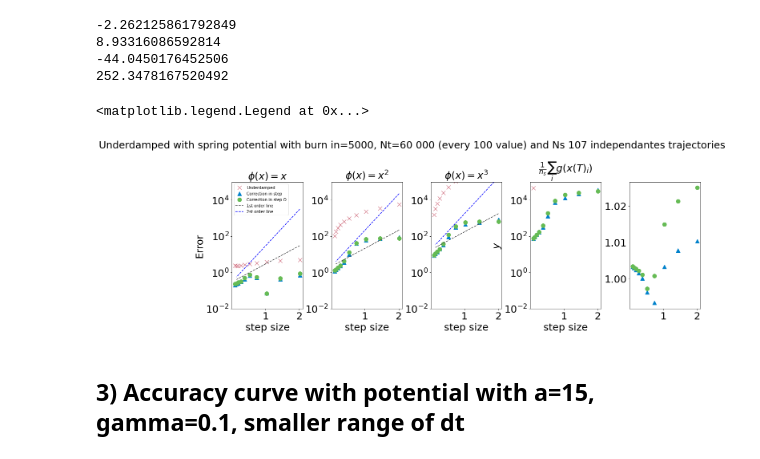
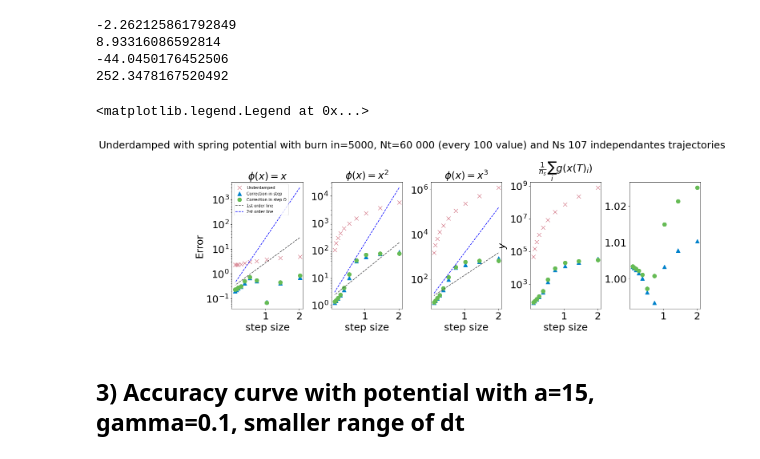
Before and after one commit to alixsleroy/Stepupyourgame, a Jupyter notebook: eddie/visualisations/Spring_plot_accuracy_eddie_29012024.ipynb, the cells around one changed output. Cells and saved outputs as stored; diff of their text form; code cells hidden in the pictures.

```diff
--- a/eddie/visualisations/Spring_plot_accuracy_eddie_29012024.ipynb
+++ b/eddie/visualisations/Spring_plot_accuracy_eddie_29012024.ipynb
@@ -578,7 +575,7 @@ ax5.plot(xm,(gvals),"o",markersize=mksize,color=mygreen,label=lab)
 
 # ## Add the first order line
 lb=0
-ub=-1 #len(dtlist)+1
+ub=len(dtlist) #len(dtlist)+1
 x = (dtlist[lb:ub])
 A = np.vstack([x, np.ones(len(x))]).T
 m, c = np.linalg.lstsq(A, np.log10((mom1_list)[lb:ub]), rcond=None)[0]
@@ -600,41 +597,38 @@ ax3.semilogy(dtlist[lb:ub], 10**(1*x + c),"--",color=myblack,label="1st order li
 ax3.semilogy(dtlist[lb:ub], 10**(2*x + c),"--",color="blue",label="2st order line")
 # ax1.text(dtlist[lb:ub][0]+.051,10**(m*x + c)[0]-0.00005,"$\\frac{\\Delta y}{\\Delta x}=$"+str(round(m,2)),color=myblue,rotation=0.,fontsize=font_size)
 
-ax1.set_ylim([10**(-2),10**5]) #change to -7.5 for a=2.5
-ax2.set_ylim([10**(-2),10**5]) #change to -7.5 for a=2.5
-ax3.set_ylim([10**(-2),10**5]) #change to -7.5 for a=2.5
-ax4.set_ylim([10**(-2),10**5]) #change to -7.5 for a=2.5
+# ax1.set_ylim([10**(-2),10**2]) #change to -7.5 for a=2.5
+# ax2.set_ylim([10**(-2),10**5]) #change to -7.5 for a=2.5
+# ax3.set_ylim([10**(-2),10**5]) #change to -7.5 for a=2.5
+# ax4.set_ylim([10**(-2),10**5]) #change to -7.5 for a=2.5
 
-ax1.set_ylim([10**(-2),10**5]) #change to -7.5 for a=2.5
-ax2.set_ylim([10**(-2),10**5]) #change to -7.5 for a=2.5
-ax3.set_ylim([10**(-2),10**5]) #change to -7.5 for a=2.5
 
 
 #label of y axis
 ax1.set_title("$\\phi(x)=x$",fontsize=font_size)
 ax2.set_title("$\\phi(x)=x^2$",fontsize=font_size)
 ax3.set_title("$\\phi(x)=x^3$",fontsize=font_size)
 ax4.set_title("$\\frac{1}{n_s}\\sum_{i} g(x(T)_i)$",fontsize=font_size)
 
 # label of y axis
 ax1.set_ylabel("Error",fontsize=font_size)
 # ax2.set_ylabel("Error",fontsize=font_size)
 # ax3.set_ylabel("Error",fontsize=font_size)
 ax4.set_ylabel("$y$",fontsize=font_size)
 
 # label of x axis
 ax1.set_xlabel("step size",fontsize=font_size)
 ax2.set_xlabel("step size",fontsize=font_size)
 ax3.set_xlabel("step size",fontsize=font_size)
 ax4.set_xlabel("step size",fontsize=font_size)
 
 ax1.legend()
 # fig.savefig("/home/s2133976/OneDrive/ExtendedProject/Code/Stepupyourgame/Stepupyourgame/eddie/visualisations/figures/moments_logplot_a25.eps",format="eps")
 
 # fig.savefig("/home/s2133976/OneDrive/ExtendedProject/Code/Stepupyourgame/Stepupyourgame/eddie/visualisations/figures/moments_logplot_a25.pdf",format="pdf")
 # %% [output]
 <matplotlib.legend.Legend at 0x...>
-[figure, old version]
+[figure, new version]
 # %% [markdown]
 ## 3) Accuracy curve with potential with a=15, gamma=0.1, smaller range of dt
 # %%
```
Also changed, not shown: parts of 1 cell of this notebook.
